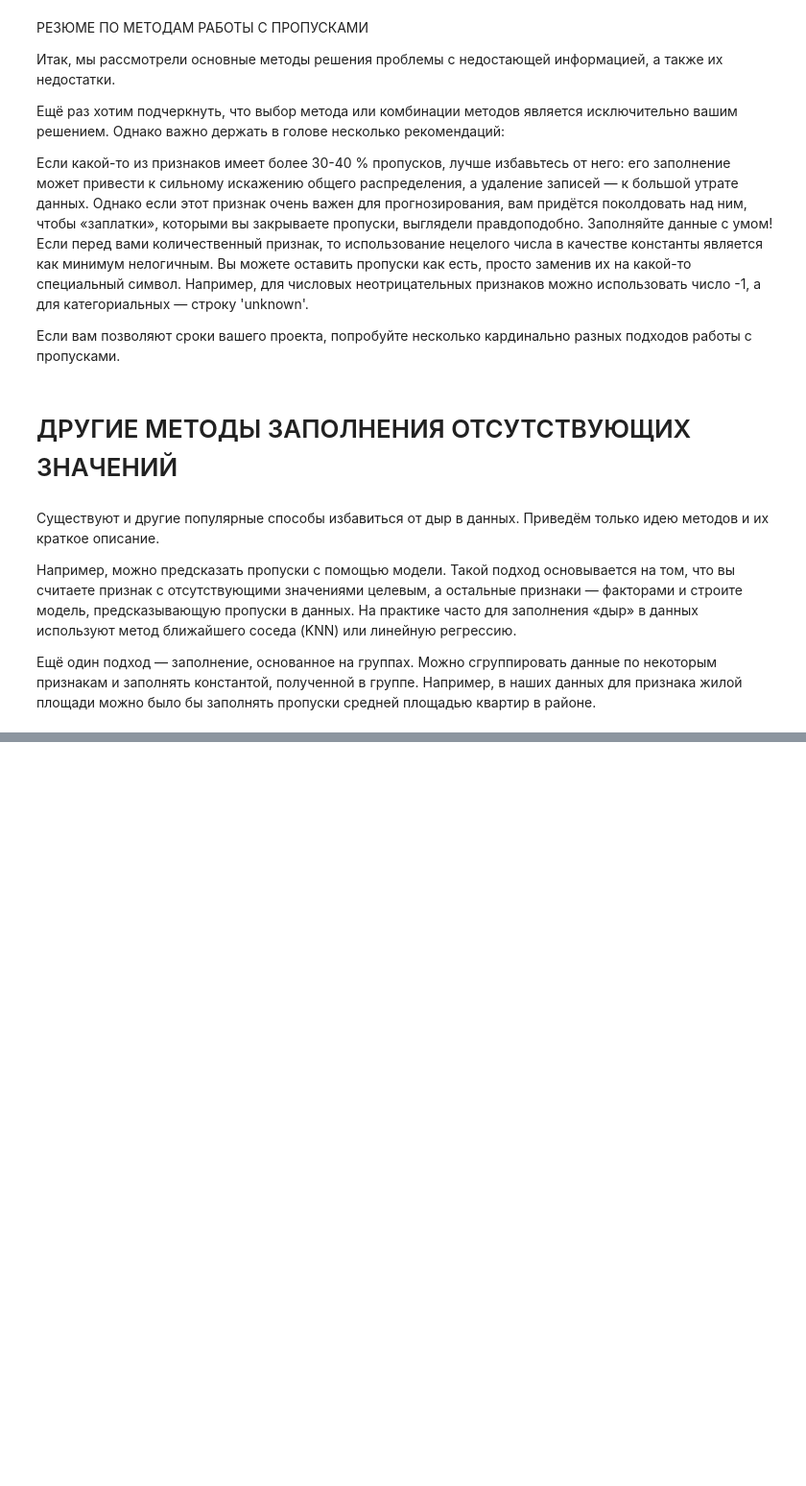
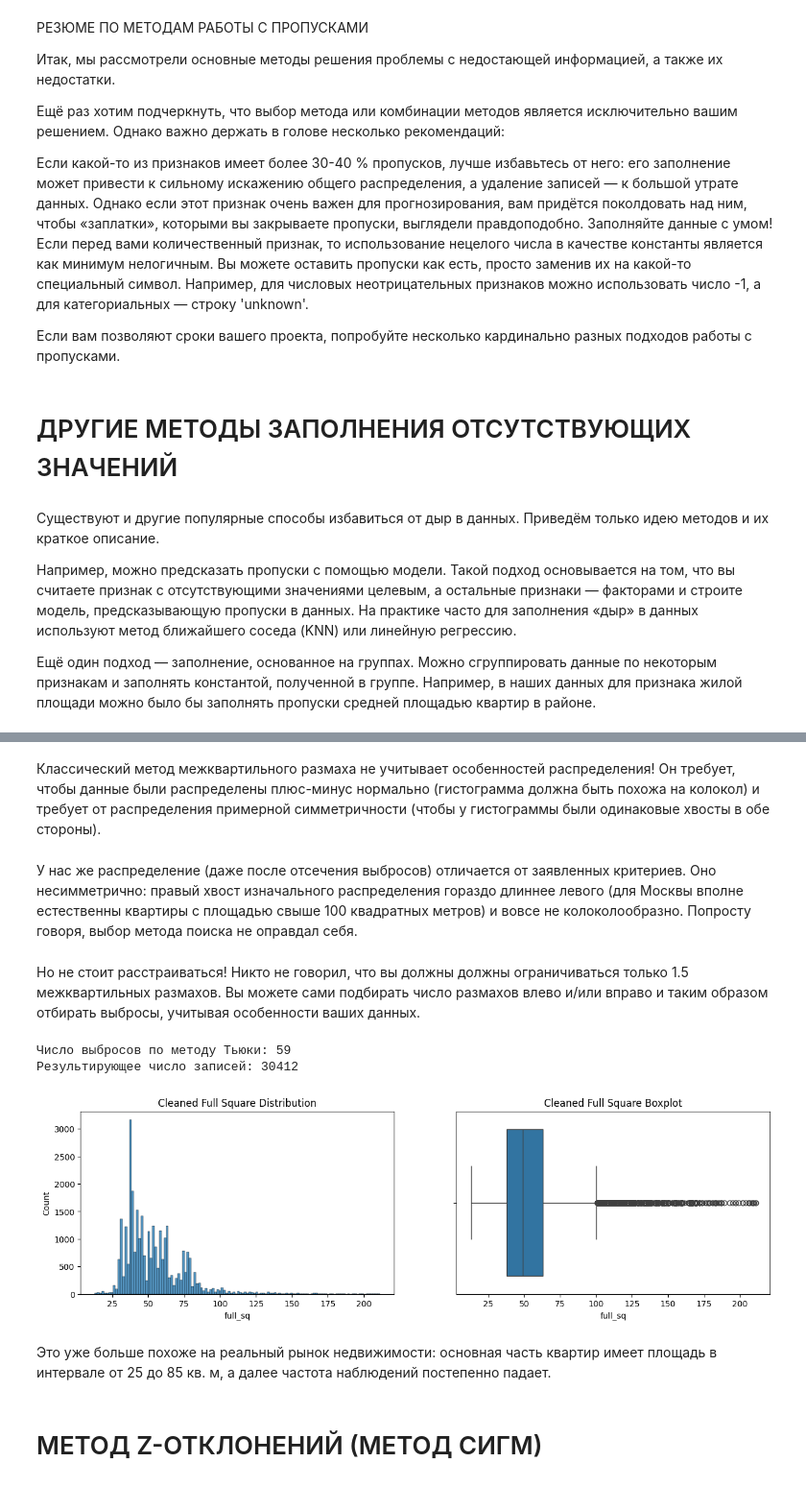
Before and after one commit to AbiNazim/Study_DataScience, a Jupyter notebook: PY_14_Очистка данных/DS_2_6.ipynb, the cells around one changed output, grey strips where cells are left out. Shown at 96% size. Cells and saved outputs as stored; diff of their text form; code cells hidden in the pictures; blank space fills up the shorter version.

```diff
--- a/PY_14_Очистка данных/DS_2_6.ipynb
+++ b/PY_14_Очистка данных/DS_2_6.ipynb
@@ -325,0 +429,35 @@ print(combine_data.shape)
+# %% [markdown]
+Классический метод межквартильного размаха не учитывает особенностей распределения! Он требует, чтобы данные были распределены плюс-минус нормально (гистограмма должна быть похожа на колокол) и требует от распределения примерной симметричности (чтобы у гистограммы были одинаковые хвосты в обе стороны).
+# %% [markdown]
+У нас же распределение (даже после отсечения выбросов) отличается от заявленных критериев. Оно несимметрично: правый хвост изначального распределения гораздо длиннее левого (для Москвы вполне естественны квартиры с площадью свыше 100 квадратных метров) и вовсе не колоколообразно. Попросту говоря, выбор метода поиска не оправдал себя.
+# %% [markdown]
+Но не стоит расстраиваться! Никто не говорил, что вы должны должны ограничиваться только 1.5 межквартильных размахов. Вы можете сами подбирать число размахов влево и/или вправо и таким образом отбирать выбросы, учитывая особенности ваших данных.
+# %%
+def outliers_iqr_mod(data, feature, left=1, right=6):
+    x = data[feature]
+    quartile_1, quartile_3 = x.quantile(0.25), x.quantile(0.75),
+    iqr = quartile_3 - quartile_1
+    lower_bound = quartile_1 - (iqr * left)
+    upper_bound = quartile_3 + (iqr * right)
+    outliers = data[(x < lower_bound) | (x > upper_bound)]
+    cleaned = data[(x >= lower_bound) & (x <= upper_bound)]
+    return outliers, cleaned
+# %%
+outliers, cleaned = outliers_iqr_mod(sber_data, 'full_sq')
+print(f'Число выбросов по методу Тьюки: {outliers.shape[0]}')
+print(f'Результирующее число записей: {cleaned.shape[0]}')
+# %% [output]
+Число выбросов по методу Тьюки: 59
+Результирующее число записей: 30412
+# %%
+fig, axes = plt.subplots(nrows=1, ncols=2, figsize=(15, 4))
+histplot = sns.histplot(data=cleaned, x='full_sq', ax=axes[0]);
+histplot.set_title('Cleaned Full Square Distribution');
+boxplot = sns.boxplot(data=cleaned, x='full_sq', ax=axes[1]);
+boxplot.set_title('Cleaned Full Square Boxplot');
+# %% [output]
+[figure, added]
+# %% [markdown]
+Это уже больше похоже на реальный рынок недвижимости: основная часть квартир имеет площадь в интервале от 25 до 85 кв. м, а далее частота наблюдений постепенно падает.
+# %% [markdown]
+# МЕТОД Z-ОТКЛОНЕНИЙ (МЕТОД СИГМ)
```
Also changed, not shown: parts of 15 cells of this notebook.
